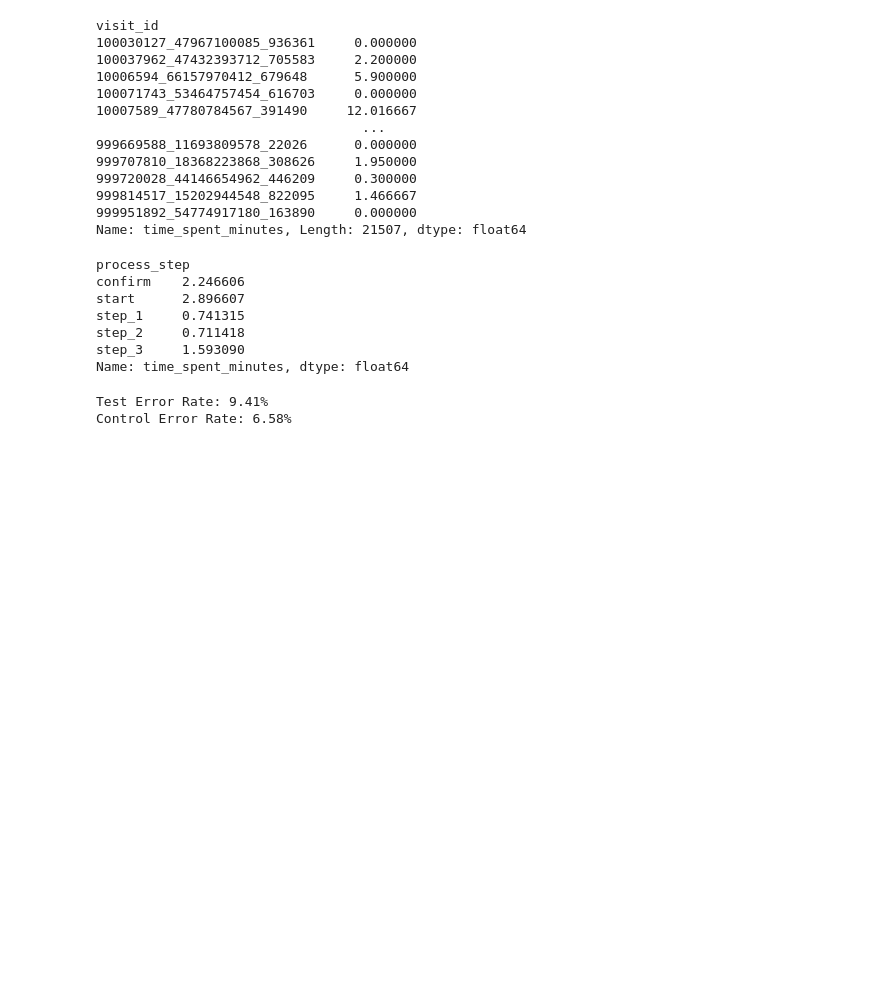
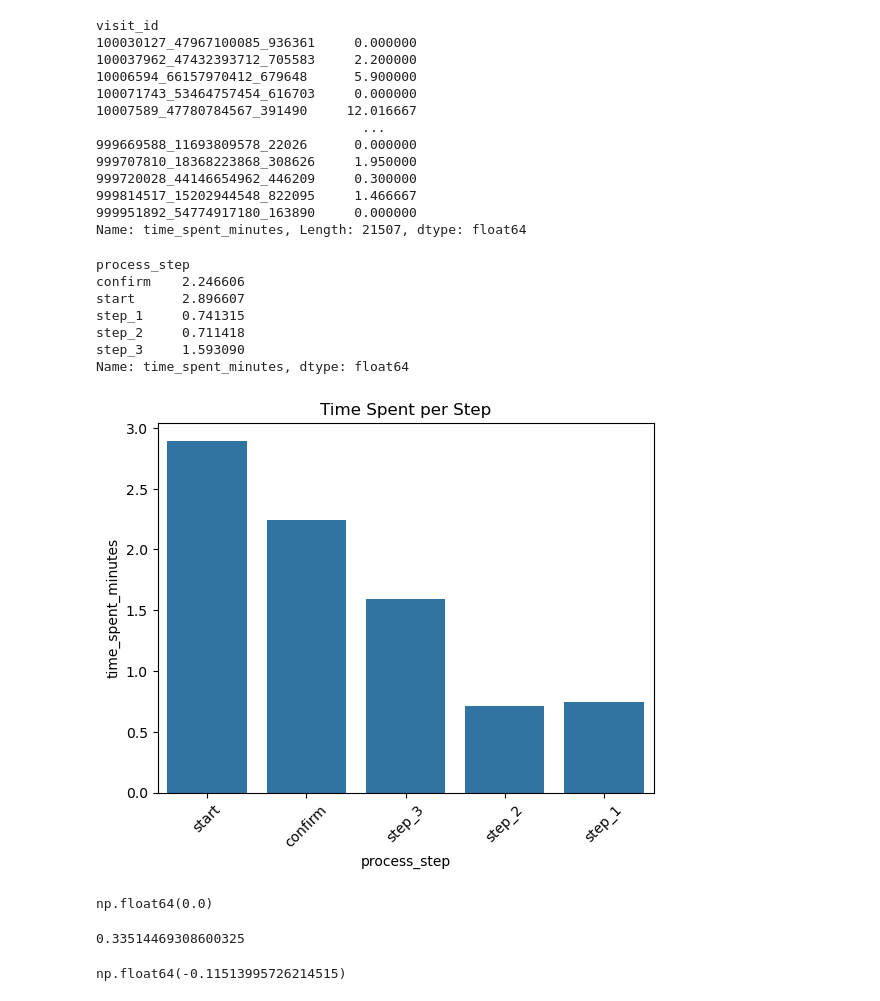
Before and after one commit to galihwasena007-cell/Week5-Project, a Jupyter notebook: project_file2.ipynb, the cells around one changed output. Cells and saved outputs as stored; diff of their text form; code cells hidden in the pictures; blank space fills up the shorter version.

```diff
--- a/project_file2.ipynb
+++ b/project_file2.ipynb
@@ -175,7 +283,6 @@ step_2     0.837010
 step_3     1.617487
 Name: time_spent_minutes, dtype: float64
 # %%
-#Time spent on each step for control table
 # Make a clean copy
 control_table = control_table.copy()
 
@@ -185,11 +292,11 @@ control_table['date_time'] = pd.to_datetime(control_table['date_time'], errors='
 # Step 3: Sort and calculate time spent
 sorted_control = control_table.sort_values(by=['visit_id', 'date_time'])
 
-sorted_control['time_spent_minutes'] = (
+control_table['time_spent_minutes'] = (
     sorted_control.groupby('visit_id')['date_time']
     .diff()
     .abs()
     .dt.total_seconds() / 60
 )
-sorted_control['time_spent_minutes']
+control_table['time_spent_minutes']
 # %% [output]
@@ -233,40 +340,10 @@ step_1     0.741315
 step_2     0.711418
 step_3     1.593090
 Name: time_spent_minutes, dtype: float64
-# %%
-#Error Rate Calculation
-step_order = {
-    'start': 1,
-    'step_1': 2,
-    'step_2': 3,
-    'step_3': 4,
-    'confirm': 5
-}
-
-def error_rate(df, step_order):
-    # Convert process steps to numeric order
-    df = df.replace({'process_step': step_order})
-
-    # Sort by client/session and time
-    df = df.sort_values(['client_id', 'visit_id', 'date_time'])
-
-    # Get previous step
-    df['prev_step'] = df.groupby(['client_id', 'visit_id'])['process_step'].shift()
-
-    # Check for backward movements (errors)
-    df['backward_move'] = df['process_step'] < df['prev_step']
-
-    # Calculate total errors and rate
-    errors = df['backward_move'].sum()
-    total_moves = df['process_step'].count()
-    return errors / total_moves
-
-# Calculate separately for each group
-test_error = error_rate(test_table, step_order)
-control_error = error_rate(control_table, step_order)
-
-print(f"Test Error Rate: {test_error:.2%}")
-print(f"Control Error Rate: {control_error:.2%}")
-# %% [output]
-Test Error Rate: 9.41%
-Control Error Rate: 6.58%
+# %%
+sns.barplot(x='process_step', y='time_spent_minutes', data=control_table,errorbar=None)
+plt.title("Time Spent per Step")
+plt.xticks(rotation=45)
+plt.show()
+# %% [output]
+[figure, added]
@@ -272,0 +352,13 @@ Control Error Rate: 6.58%
+# %%
+#chi_square
+from scipy.stats import chi2_contingency
+_,chi2_contingency,_,_=chi2_contingency(c)
+chi2_contingency
+# %% [output]
+np.float64(0.0)
+# %%
+#cramers method
+from scipy.stats.contingency  import association
+association(c,method="cramer")
+# %% [output]
+0.33514469308600325
@@ -272,0 +367,7 @@ Control Error Rate: 6.58%
+# %%
+#correlation pearson
+#converting into numeric codes
+test_table['step_code'] = test_table['process_step'].astype('category').cat.codes
+test_table['step_code'].corr(test_table['time_spent_minutes'])
+# %% [output]
+np.float64(-0.11513995726214515)
```
Also changed, not shown: parts of 38 cells of this notebook.
